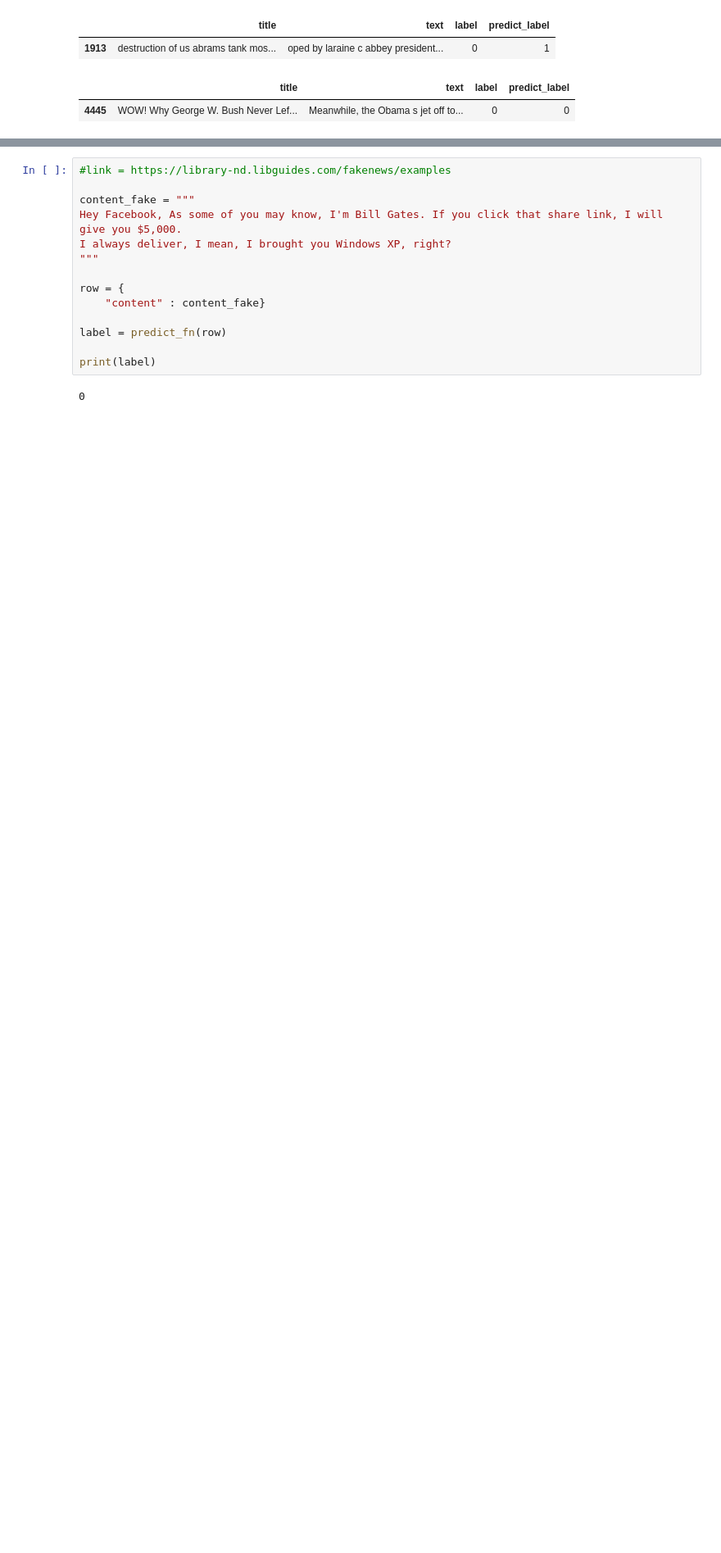
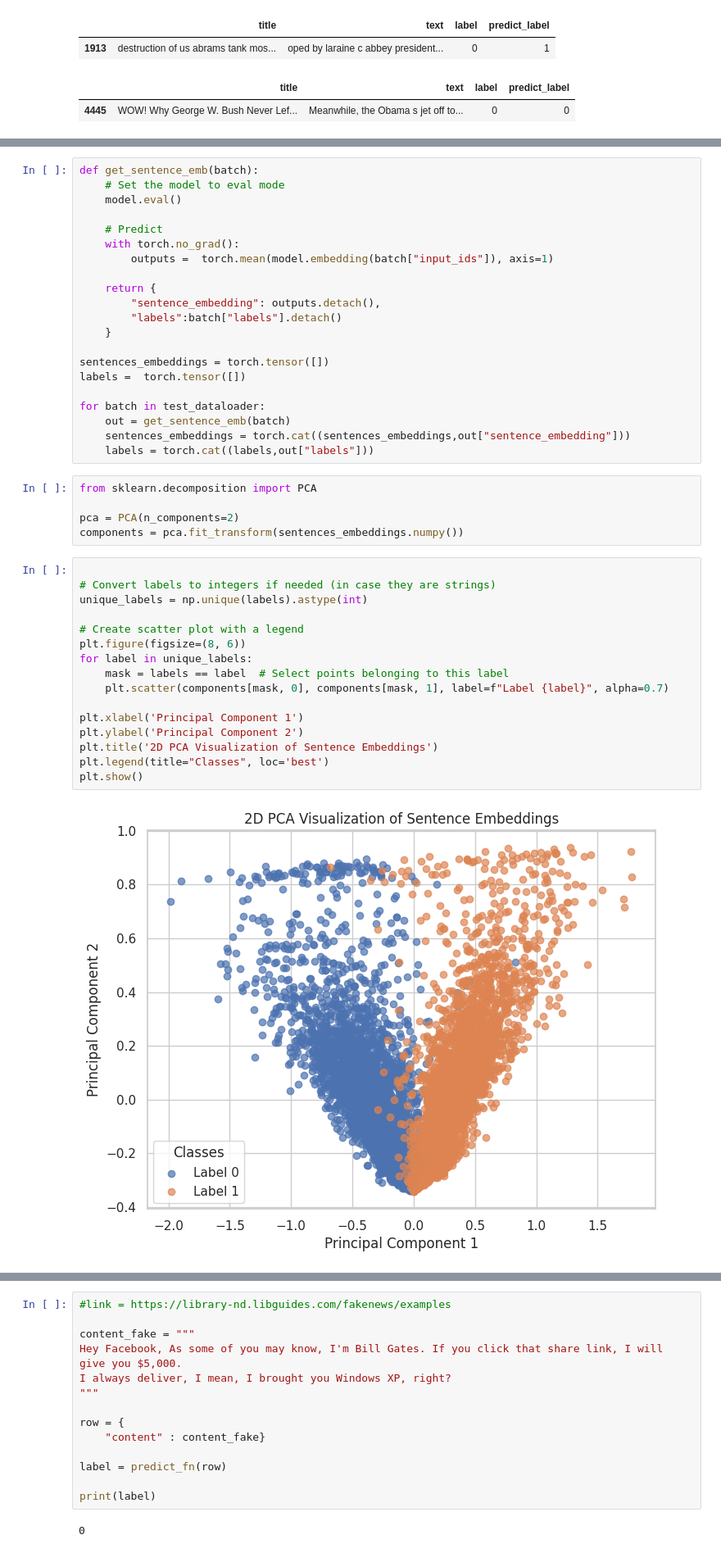
Before and after one commit to Ivanbtz9/NLP_presentation, a Jupyter notebook: src/correction_tp1_classification_fakenews.ipynb, the cells around one changed output, grey strips where cells are left out. Shown at 82% size. Drawn from its saved outputs; the diff is of its cells as text; blank space fills up the shorter version.

```diff
--- a/src/correction_tp1_classification_fakenews.ipynb
+++ b/src/correction_tp1_classification_fakenews.ipynb
@@ -964 +962,45 @@ plt.show()
+# %%
+def get_sentence_emb(batch):
+    # Set the model to eval mode
+    model.eval()
+
+    # Predict
+    with torch.no_grad():
+        outputs =  torch.mean(model.embedding(batch["input_ids"]), axis=1)
+
+    return {
+        "sentence_embedding": outputs.detach(),
+        "labels":batch["labels"].detach()
+    }
+
+sentences_embeddings = torch.tensor([])
+labels =  torch.tensor([])
+
+for batch in test_dataloader:
+    out = get_sentence_emb(batch)
+    sentences_embeddings = torch.cat((sentences_embeddings,out["sentence_embedding"]))
+    labels = torch.cat((labels,out["labels"]))
+# %%
+from sklearn.decomposition import PCA
+
+pca = PCA(n_components=2)
+components = pca.fit_transform(sentences_embeddings.numpy())
+# %%
+
+# Convert labels to integers if needed (in case they are strings)
+unique_labels = np.unique(labels).astype(int)
+
+# Create scatter plot with a legend
+plt.figure(figsize=(8, 6))
+for label in unique_labels:
+    mask = labels == label  # Select points belonging to this label
+    plt.scatter(components[mask, 0], components[mask, 1], label=f"Label {label}", alpha=0.7)
+
+plt.xlabel('Principal Component 1')
+plt.ylabel('Principal Component 2')
+plt.title('2D PCA Visualization of Sentence Embeddings')
+plt.legend(title="Classes", loc='best')
+plt.show()
+# %% [output]
+[figure, added]
 # %% [markdown]
```
Also changed, not shown: parts of 3 cells of this notebook, 3 other files.
